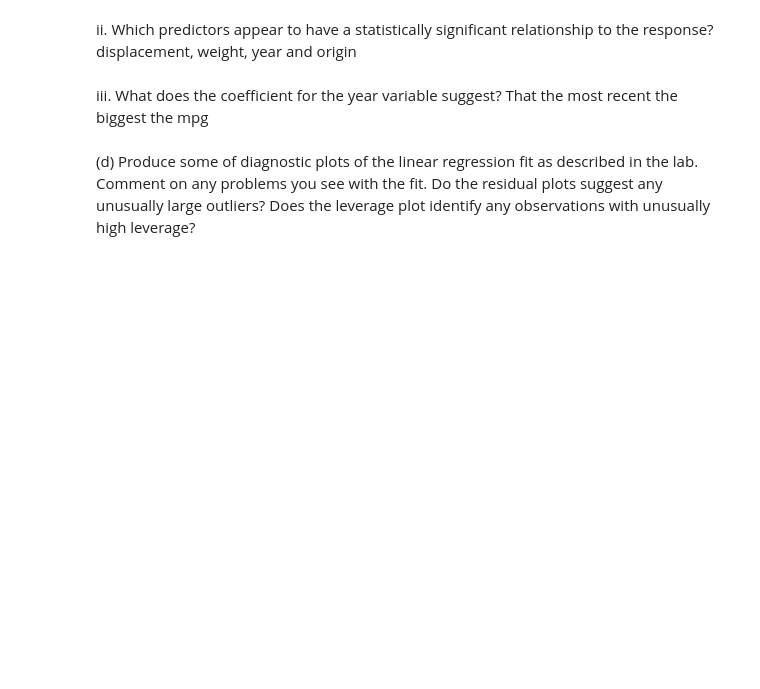
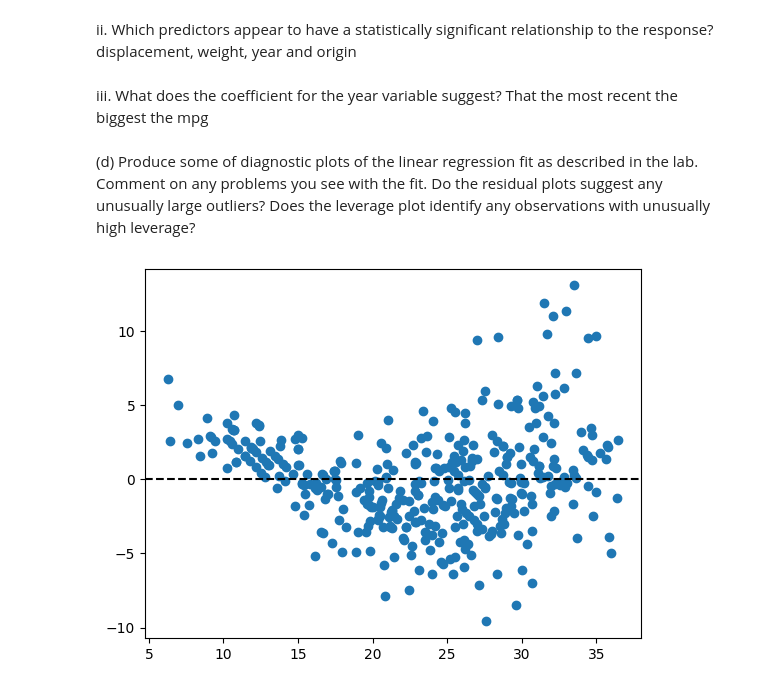
Before and after one commit to hinojosaad/islp, a Jupyter notebook: Chapter3/ch3.ipynb, the cells around one changed output. Saved outputs shown, nothing was run; the diff lists cells and outputs as text; code cells hidden in the pictures; blank space fills up the shorter version.

```diff
--- a/Chapter3/ch3.ipynb
+++ b/Chapter3/ch3.ipynb
@@ -195,3 +195,9 @@ described in the lab. Comment on any problems you see with the
 fit. Do the residual plots suggest any unusually large outliers?
 Does the leverage plot identify any observations with unusually
 high leverage?
+# %%
+plt.scatter(results.fittedvalues, results.resid)
+plt.axhline(0, c='k', ls='--')
+plt.show()
+# %% [output]
+[figure, added]
```
Also changed, not shown: parts of 5 cells of this notebook.
